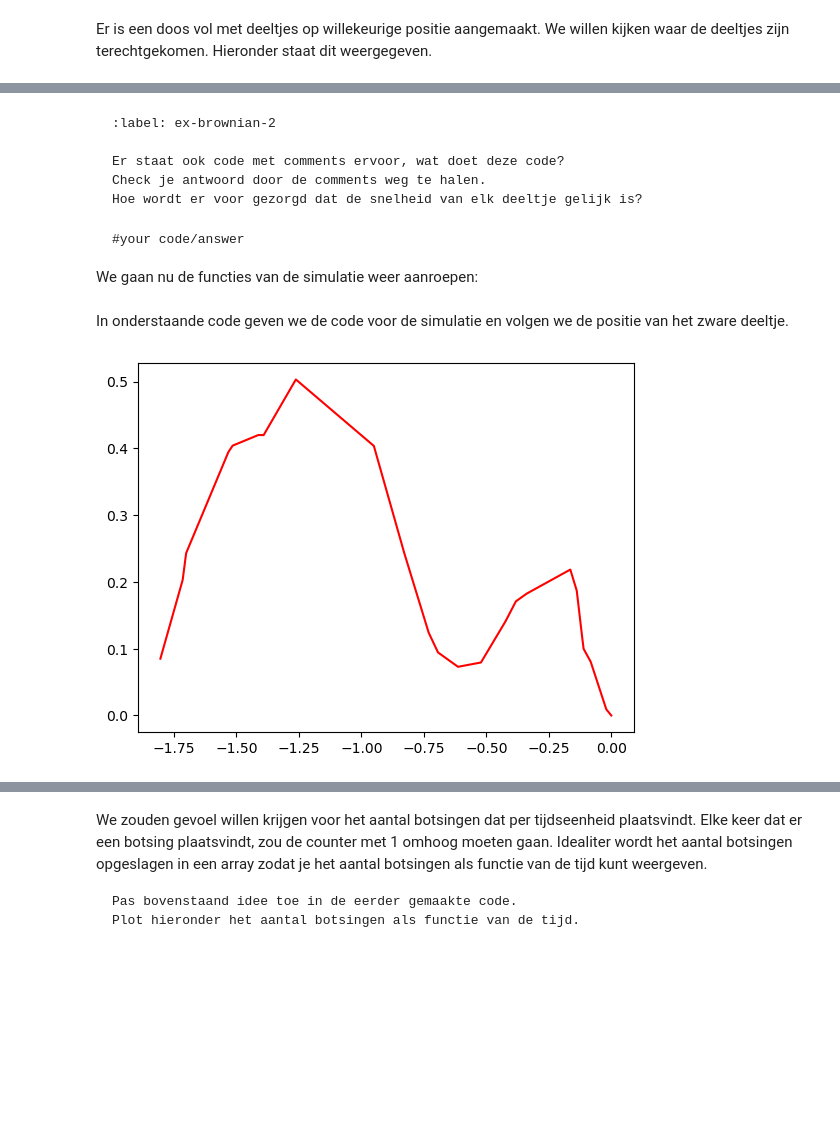
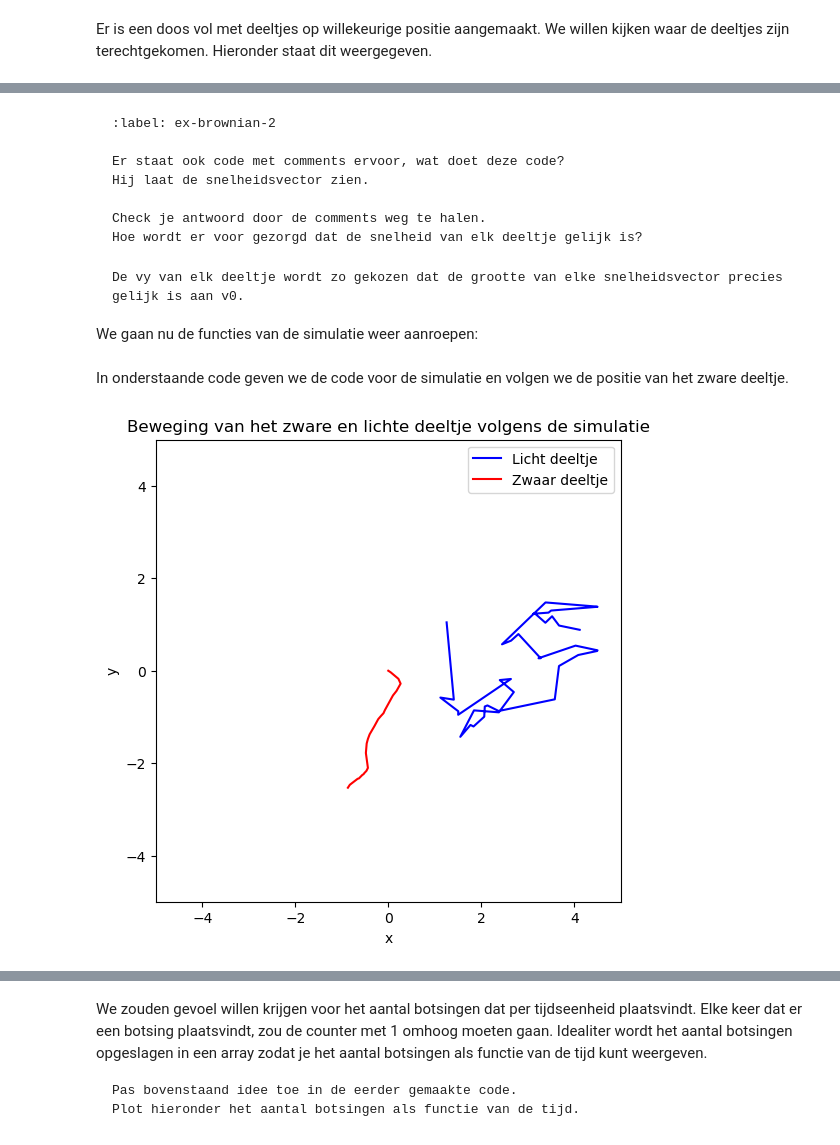
Before and after one commit to Casper-ctrl-alt-delete/Groep-13, a Jupyter notebook: Content/PySim/4_brownianmotion.ipynb, the cells around one changed output, grey strips where cells are left out. Saved outputs shown, nothing was run; the diff lists cells and outputs as text; code cells hidden in the pictures; blank space fills up the shorter version.

````diff
--- a/Content/PySim/4_brownianmotion.ipynb
+++ b/Content/PySim/4_brownianmotion.ipynb
@@ -111,12 +112,14 @@ plt.show()
 :label: ex-brownian-2
 
 Er staat ook code met comments ervoor, wat doet deze code?
+Hij laat de snelheidsvector zien.
+
 Check je antwoord door de comments weg te halen.
 Hoe wordt er voor gezorgd dat de snelheid van elk deeltje gelijk is?
 ```
 
 ```{solution} ex-brownian-2
-#your code/answer
+De vy van elk deeltje wordt zo gekozen dat de grootte van elke snelheidsvector precies gelijk is aan v0.
 ```
 
 We gaan nu de functies van de simulatie weer aanroepen:
@@ -158,36 +161,41 @@ In onderstaande code geven we de code voor de simulatie en volgen we de positie
 # %%
 # tracken van het zware deeltje
 track_x = []
 track_y = []
 
-#your code/answer
-
-#your code/answer
-
-#your code/answer
+#tracken van een licht deeltje
+light_particle_index = 0  # Index van het lichte deeltje om te volgen
+track_x_light = []
+track_y_light = []
 
 for i in range(400):
-#your code/answer
 
     for p in particles:
         p.update_position()    # Update positie
         p.boxcollision()         # Wandbotsing werkt per deeltje
 
     handle_collisions(particles)
 
-#your code/answer
+    track_x_light.append(particles[light_particle_index].r[0])
+    track_y_light.append(particles[light_particle_index].r[1])
 
     track_x.append(particles[N-1].r[0])
     track_y.append(particles[N-1].r[1])
 
-#your code/answer
 
-plt.figure()
-plt.plot(track_x,track_y,'r')
-#your code/answer
+plt.figure(figsize=(6,6))
+plt.plot(track_x_light,track_y_light,'b', label='Licht deeltje')
+plt.plot(track_x,track_y,'r', label='Zwaar deeltje')
+
+plt.xlim(-Box_length_0,Box_length_0)
+plt.ylim(-Box_length_0,Box_length_0)
+plt.xlabel('x')
+plt.ylabel('y')
+plt.title('Beweging van het zware en lichte deeltje volgens de simulatie')
+plt.legend()
 plt.show()
 # %% [output]
-[figure, old version]
+[figure, new version]
 # %% [markdown]
 ```{exercise} Brownian motion in beeld
 :label: ex-brownian-3
````
Also changed, not shown: parts of 7 cells of this notebook.
